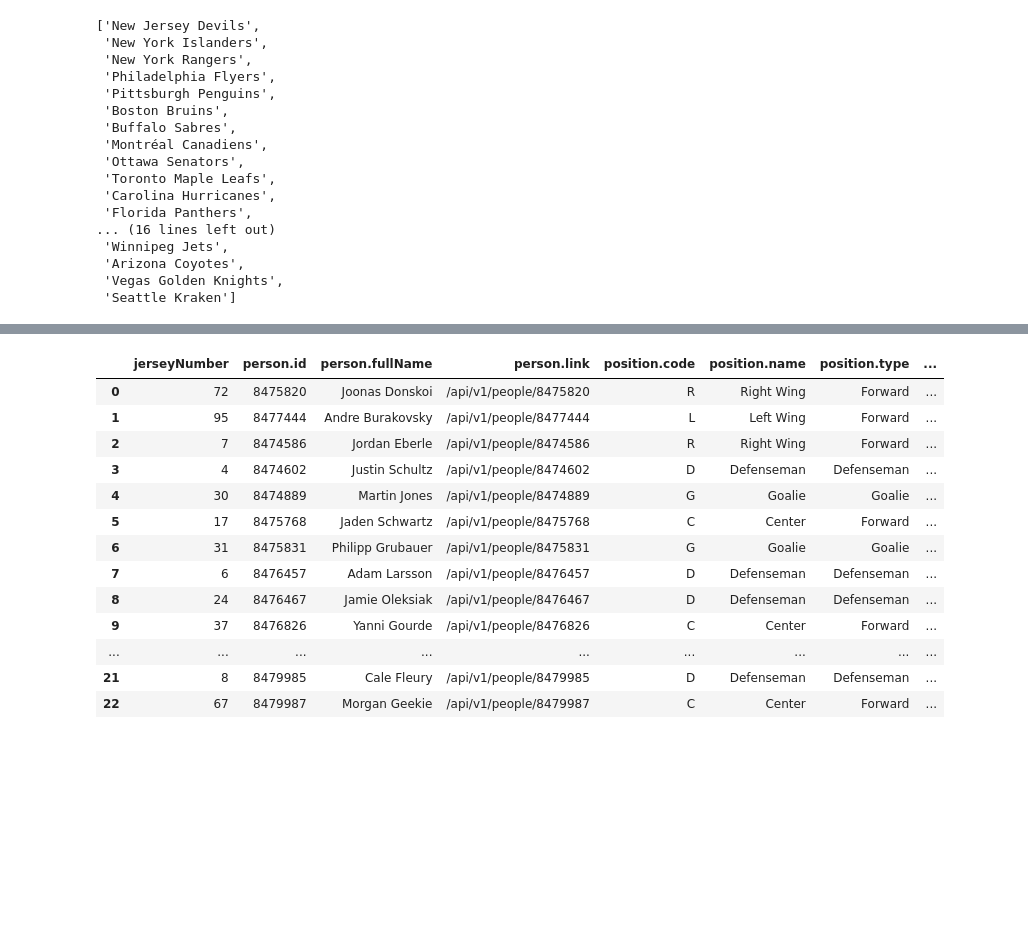
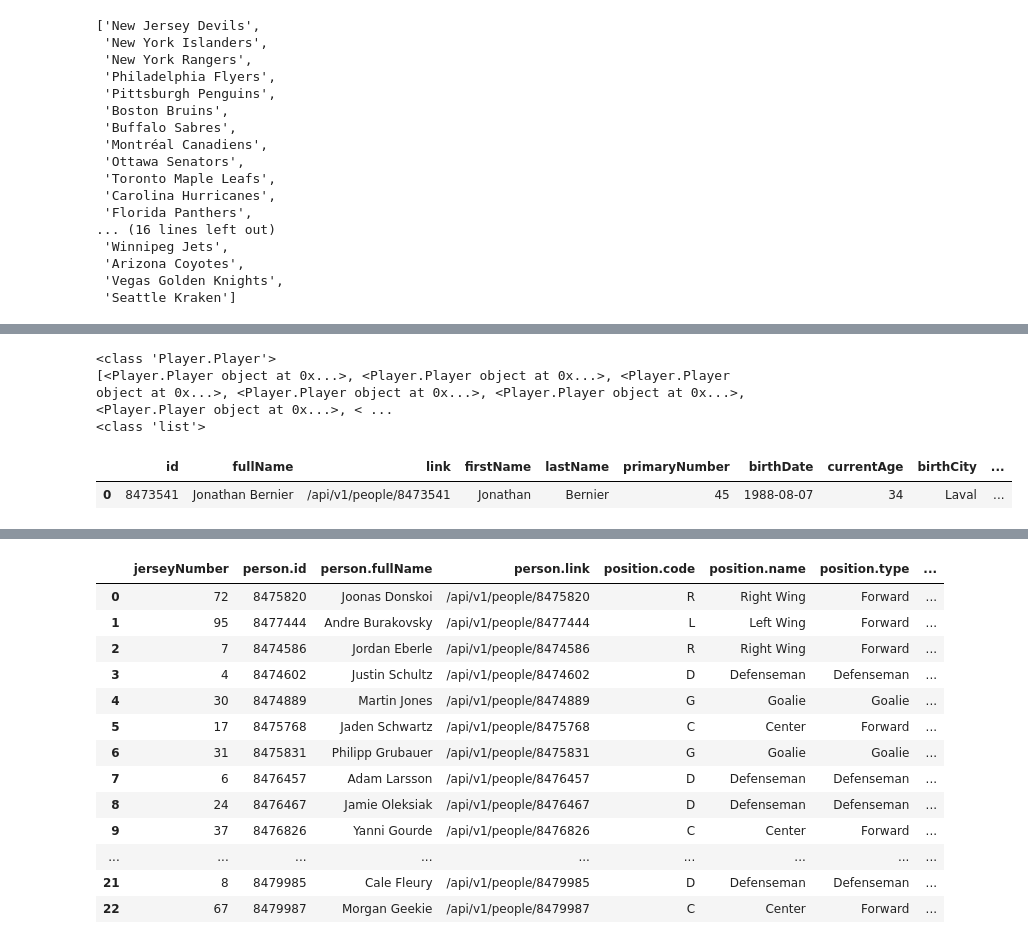
Before and after one commit to ElBennito39/fantasy_hockey_manager, a Jupyter notebook: NHL-data-exploration.ipynb, the cells around one changed output, grey strips where cells are left out. Cells and saved outputs as stored; diff of their text form; code cells hidden in the pictures; blank space fills up the shorter version.

```diff
--- a/NHL-data-exploration.ipynb
+++ b/NHL-data-exploration.ipynb
@@ -186,0 +187,18 @@ Player.all[0].data_from_player
+# %%
+#lets check some dtypes
+print(Player)
+print(Player.all)
+print(type(Player.all[0].data))
+# %% [output]
+<class 'Player.Player'>
+[<Player.Player object at 0x...>, <Player.Player object at 0x...>, <Player.Player object at 0x...>, <Player.Player object at 0x...>, <Player.Player object at 0x...>, <Player.Player object at 0x...>, < ...
+<class 'list'>
+# %%
+#create DF of a player from his profile data using his list index
+dumb = pd.json_normalize(Player.all[0].data)
+dumb
+
+#but we want to look at a dataframe of all the players in the league
+# %% [output]
+|  | id | fullName | link | firstName | lastName | primaryNumber | birthDate | currentAge | birthCity | ... |
+| 0 | 8473541 | Jonathan Bernier | /api/v1/people/8473541 | Jonathan | Bernier | 45 | 1988-08-07 | 34 | Laval | ... |
```
Also changed, not shown: parts of 17 cells of this notebook.
